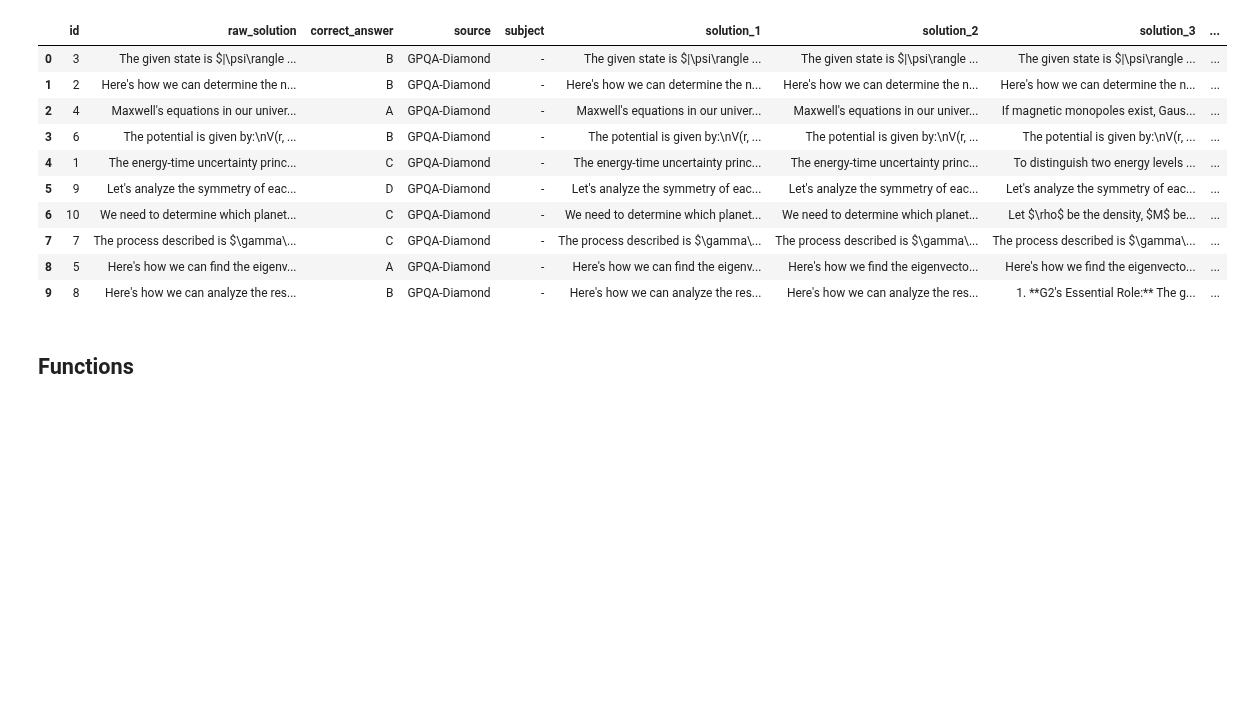
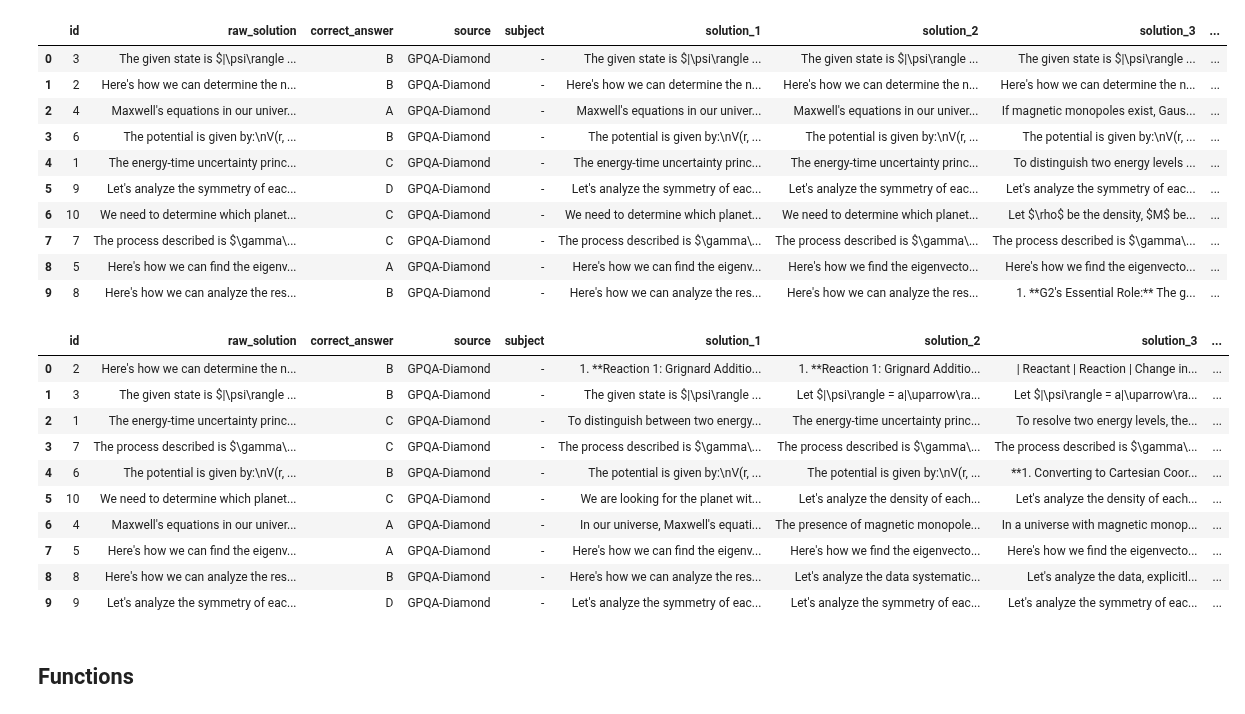
Before and after one commit to eugeniusms/textgrad-TextualVerifier, a Jupyter notebook: evaluation/solution_optimization/04-Solution-Optimization-Analyis.ipynb, the cells around one changed output. Saved outputs shown, nothing was run; the diff lists cells and outputs as text; code cells hidden in the pictures; blank space fills up the shorter version.

```diff
--- a/evaluation/solution_optimization/04-Solution-Optimization-Analyis.ipynb
+++ b/evaluation/solution_optimization/04-Solution-Optimization-Analyis.ipynb
@@ -22,6 +22,21 @@ raw_textgrad
 | 7 | 7 | The process described is $\gamma\... | C | GPQA-Diamond | - | The process described is $\gamma\... | The process described is $\gamma\... | The process described is $\gamma\... | ... |
 | 8 | 5 | Here's how we can find the eigenv... | A | GPQA-Diamond | - | Here's how we can find the eigenv... | Here's how we find the eigenvecto... | Here's how we find the eigenvecto... | ... |
 | 9 | 8 | Here's how we can analyze the res... | B | GPQA-Diamond | - | Here's how we can analyze the res... | Here's how we can analyze the res... | 1. **G2's Essential Role:** The g... | ... |
+# %%
+tv_textgrad = pd.read_csv("results/tv_textgrad.csv")
+tv_textgrad
+# %% [output]
+|  | id | raw_solution | correct_answer | source | subject | solution_1 | solution_2 | solution_3 | ... |
+| 0 | 2 | Here's how we can determine the n... | B | GPQA-Diamond | - | 1. **Reaction 1: Grignard Additio... | 1. **Reaction 1: Grignard Additio... | | Reactant | Reaction | Change in... | ... |
+| 1 | 3 | The given state is $|\psi\rangle ... | B | GPQA-Diamond | - | The given state is $|\psi\rangle ... | Let $|\psi\rangle = a|\uparrow\ra... | Let $|\psi\rangle = a|\uparrow\ra... | ... |
+| 2 | 1 | The energy-time uncertainty princ... | C | GPQA-Diamond | - | To distinguish between two energy... | The energy-time uncertainty princ... | To resolve two energy levels, the... | ... |
+| 3 | 7 | The process described is $\gamma\... | C | GPQA-Diamond | - | The process described is $\gamma\... | The process described is $\gamma\... | The process described is $\gamma\... | ... |
+| 4 | 6 | The potential is given by:\nV(r, ... | B | GPQA-Diamond | - | The potential is given by:\nV(r, ... | The potential is given by:\nV(r, ... | **1. Converting to Cartesian Coor... | ... |
+| 5 | 10 | We need to determine which planet... | C | GPQA-Diamond | - | We are looking for the planet wit... | Let's analyze the density of each... | Let's analyze the density of each... | ... |
+| 6 | 4 | Maxwell's equations in our univer... | A | GPQA-Diamond | - | In our universe, Maxwell's equati... | The presence of magnetic monopole... | In a universe with magnetic monop... | ... |
+| 7 | 5 | Here's how we can find the eigenv... | A | GPQA-Diamond | - | Here's how we can find the eigenv... | Here's how we find the eigenvecto... | Here's how we find the eigenvecto... | ... |
+| 8 | 8 | Here's how we can analyze the res... | B | GPQA-Diamond | - | Here's how we can analyze the res... | Let's analyze the data systematic... | Let's analyze the data, explicitl... | ... |
+| 9 | 9 | Let's analyze the symmetry of eac... | D | GPQA-Diamond | - | Let's analyze the symmetry of eac... | Let's analyze the symmetry of eac... | Let's analyze the symmetry of eac... | ... |
 # %% [markdown]
 ## Functions
 # %%
```
Also changed, not shown: parts of 3 cells of this notebook, 2 other files.
